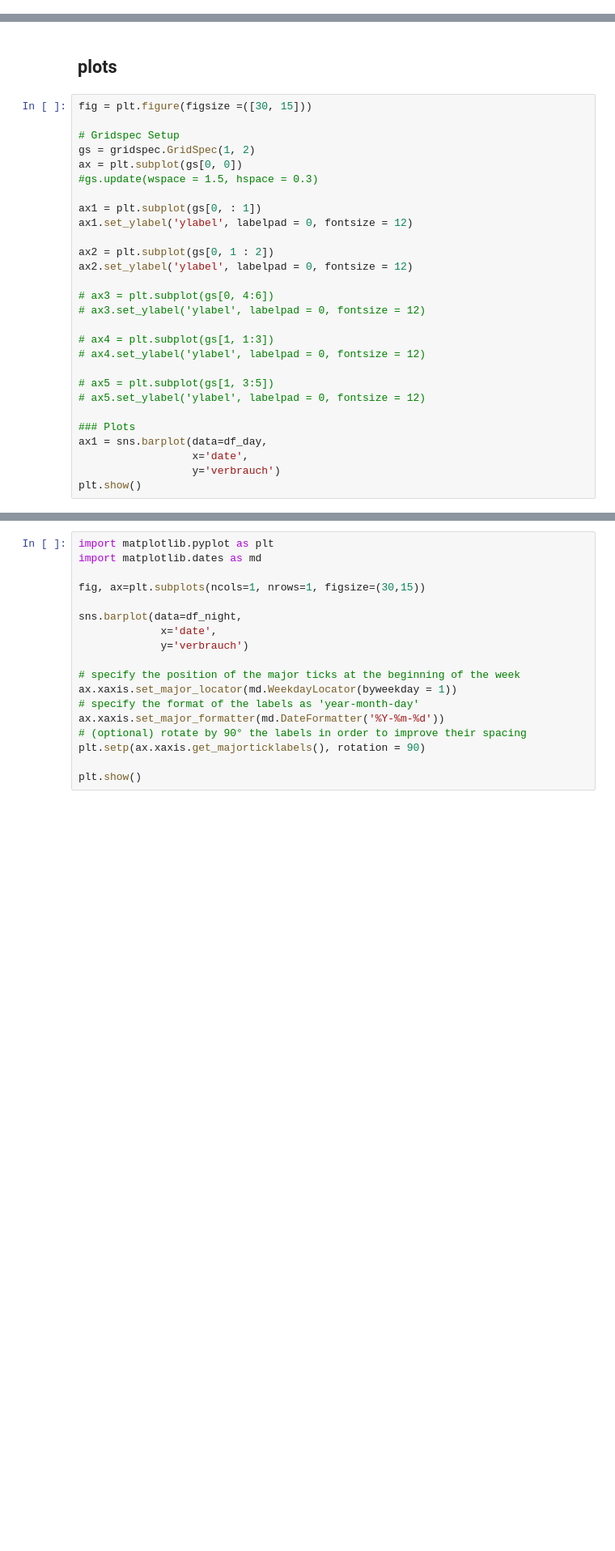
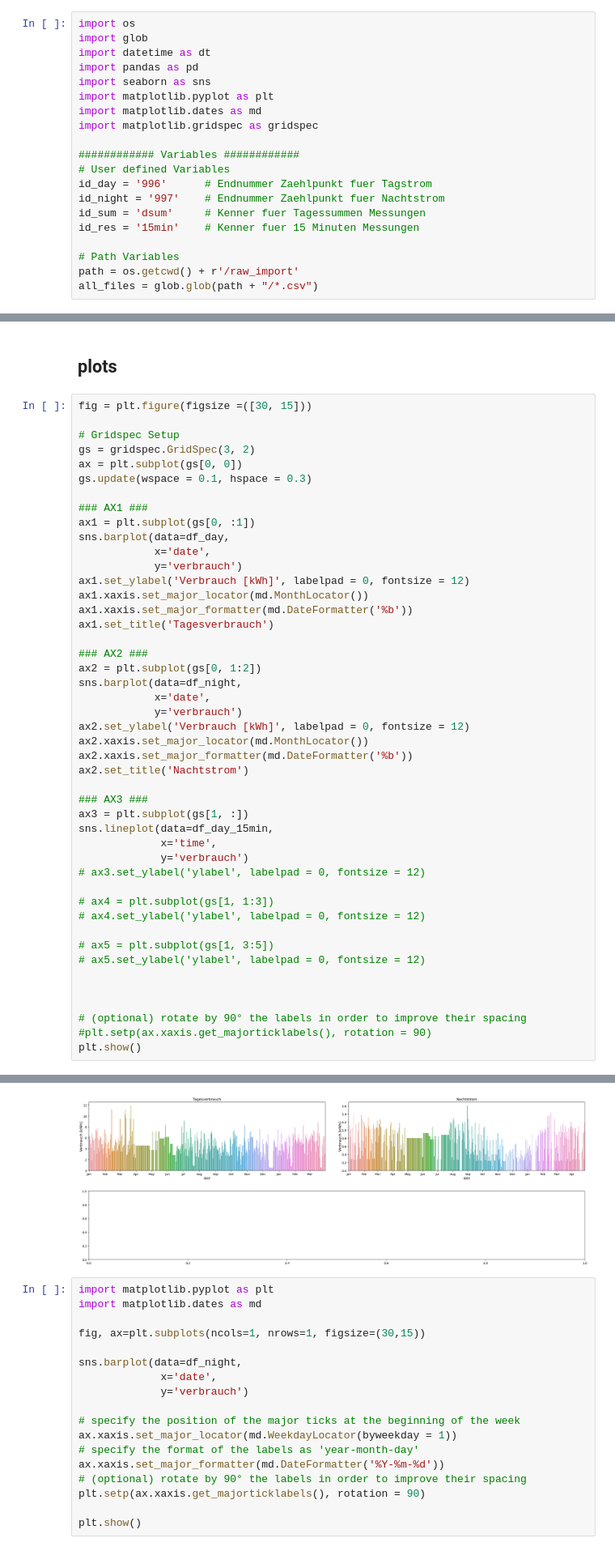
Before and after one commit to ChristianKoplenig/SMIT, a Jupyter notebook: stromnetzgraz/import.ipynb, the cells around one changed output, grey strips where cells are left out. Shown: that part at 81% size. Drawn from its saved outputs; the diff is of its cells as text; blank space fills up the shorter version.

Commit message:
import - day 15min measurements implemented

```diff
--- a/stromnetzgraz/import.ipynb
+++ b/stromnetzgraz/import.ipynb
@@ -0,0 +3,20 @@
+# %%
+import os
+import glob
+import datetime as dt
+import pandas as pd
+import seaborn as sns
+import matplotlib.pyplot as plt
+import matplotlib.dates as md
+import matplotlib.gridspec as gridspec
+
+############ Variables ############
+# User defined Variables
+id_day = '996'      # Endnummer Zaehlpunkt fuer Tagstrom
+id_night = '997'    # Endnummer Zaehlpunkt fuer Nachtstrom
+id_sum = 'dsum'     # Kenner fuer Tagessummen Messungen
+id_res = '15min'    # Kenner fuer 15 Minuten Messungen
+
+# Path Variables
+path = os.getcwd() + r'/raw_import'
+all_files = glob.glob(path + "/*.csv")
@@ -65,17 +102,35 @@ df_day.drop(df_day['verbrauch'].idxmax(), inplace=True)
 fig = plt.figure(figsize =([30, 15]))
 
 # Gridspec Setup
-gs = gridspec.GridSpec(1, 2)
+gs = gridspec.GridSpec(3, 2)
 ax = plt.subplot(gs[0, 0])
-#gs.update(wspace = 1.5, hspace = 0.3)
+gs.update(wspace = 0.1, hspace = 0.3)
 
-ax1 = plt.subplot(gs[0, : 1])
-ax1.set_ylabel('ylabel', labelpad = 0, fontsize = 12)
+### AX1 ###
+ax1 = plt.subplot(gs[0, :1])
+sns.barplot(data=df_day,
+            x='date',
+            y='verbrauch')
+ax1.set_ylabel('Verbrauch [kWh]', labelpad = 0, fontsize = 12)
+ax1.xaxis.set_major_locator(md.MonthLocator())
+ax1.xaxis.set_major_formatter(md.DateFormatter('%b'))
+ax1.set_title('Tagesverbrauch')
 
-ax2 = plt.subplot(gs[0, 1 : 2])
-ax2.set_ylabel('ylabel', labelpad = 0, fontsize = 12)
+### AX2 ###
+ax2 = plt.subplot(gs[0, 1:2])
+sns.barplot(data=df_night,
+            x='date',
+            y='verbrauch')
+ax2.set_ylabel('Verbrauch [kWh]', labelpad = 0, fontsize = 12)
+ax2.xaxis.set_major_locator(md.MonthLocator())
+ax2.xaxis.set_major_formatter(md.DateFormatter('%b'))
+ax2.set_title('Nachtstrom')
 
-# ax3 = plt.subplot(gs[0, 4:6])
+### AX3 ###
+ax3 = plt.subplot(gs[1, :])
+sns.lineplot(data=df_day_15min,
+             x='time',
+             y='verbrauch')
 # ax3.set_ylabel('ylabel', labelpad = 0, fontsize = 12)
 
 # ax4 = plt.subplot(gs[1, 1:3])
@@ -84,8 +139,9 @@ ax2.set_ylabel('ylabel', labelpad = 0, fontsize = 12)
 # ax5 = plt.subplot(gs[1, 3:5])
 # ax5.set_ylabel('ylabel', labelpad = 0, fontsize = 12)
 
-### Plots
-ax1 = sns.barplot(data=df_day,
-                  x='date',
-                  y='verbrauch')
+
+
+# (optional) rotate by 90° the labels in order to improve their spacing
+#plt.setp(ax.xaxis.get_majorticklabels(), rotation = 90)
 plt.show()
+# %% [output]
@@ -92,3 +149,4 @@ plt.show()
+[figure, added]
 # %%
 import matplotlib.pyplot as plt
 import matplotlib.dates as md
```
Also changed, not shown: parts of 6 cells of this notebook.
